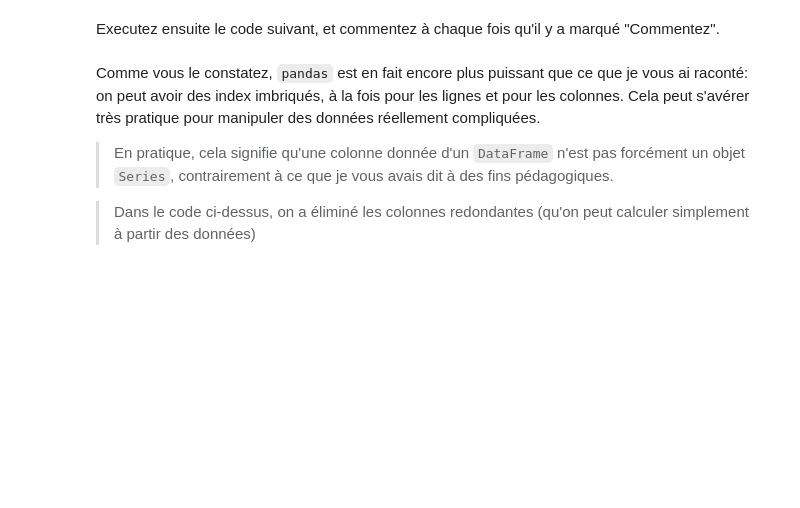
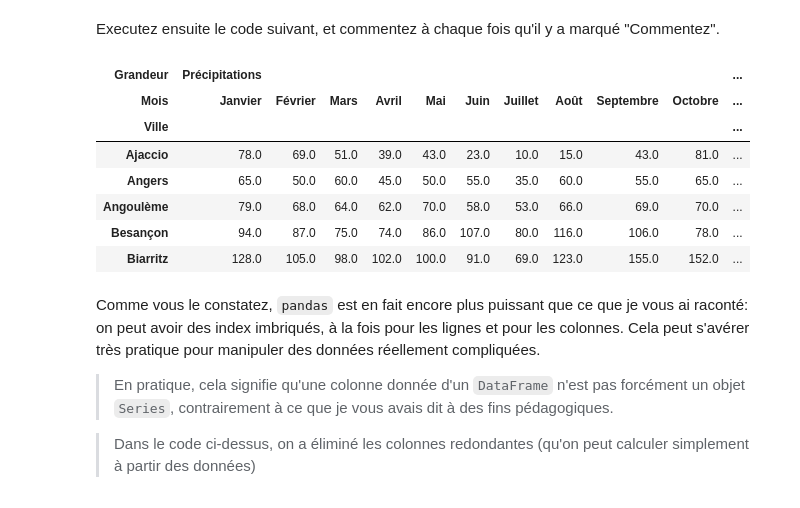
Before and after one commit to campusplage/compte-rendus-ngauthier, a Jupyter notebook: TP1_pandas.ipynb, the cells around one changed output. Drawn from its saved outputs; the diff is of its cells as text; code cells hidden in the pictures; blank space fills up the shorter version.

```diff
--- a/TP1_pandas.ipynb
+++ b/TP1_pandas.ipynb
@@ -60,0 +54,17 @@ import pandas
+# %%
+# on importe le package pandas
+import pandas
+
+
+# Commentez chaque ligne de code !
+# VOTRE TRAVAIL ICI
+raw_data = pandas.read_csv('https://husson.github.io/img/pluie.csv',
+                       encoding = "ISO-8859-1", sep=';')
+
+#le séparateur est le point virgule, et que l'encodage est spécial (pas utf-8).
+raw_data = raw_data.rename(columns={raw_data.columns[0]: 'Ville'})
+# On renomme la premiere colonne en "ville".
+raw_data = raw_data.set_index('Ville')
+# On la met maintenant en index.
+raw_data.head()
+#on affiche les premieres valeurs du df
@@ -61,32 +79,42 @@ import pandas
 # %% [markdown]
 Executez ensuite le code suivant, et commentez à chaque fois qu'il y a marqué "Commentez".
 # %%
-# Commentez
+# Commentez = on creer une liste qui contient tous les mois de l'annee
 months = ['Janvier', 'Février', 'Mars', 'Avril', 'Mai', 'Juin', 'Juillet',
           'Août', 'Septembre', 'Octobre', 'Novembre', 'Décembre']
-# Commentez
+type(months)
+# Commentez = on creer une autre liste du type de données
 types = ['Précipitations', 'Jours de pluie']
-
-# Commentez
+type(types)
+# Commentez =  on creer des index essayer de reformater le df de base et 2 index par rapport a chaque mois
 index = pandas.MultiIndex.from_product((types, months),
                                        names=['Grandeur', 'Mois'])
 
-# Commentez
-nested_columns = list(range(12)) + list(range(13, 25))
-
+# Commentez = rain_columns va permettre de servir d'indice pour la commande suivante
+rain_columns = list(range(12)) + list(range(13, 25))
 # on crée une DataFrame, avec un multi-index pour ces colonnes imbriquées
 data = pandas.DataFrame(raw_data.iloc[:,rain_columns].to_numpy(), columns=index)
-
-# Commentez
+data
+# Commentez Ici on remet l'index ville
 data = data.set_index(raw_data.index)
 
-# Commentez
+# Commentez ici on ajoute enfin le nom des autres colonnes dans la variable
+# liste other_columns que l'on va concatener a la table data precedente avec les données brutes de base de ces colonnes la
 other_columns = ['Température moyenne annuelle', 'Amplitude annuelle des températures',
                  'Insolation annuelle', 'Latitude', 'Longitude', 'Géographie']
 data[other_columns] = raw_data[other_columns]
 
 # Affichage
 data.head()
+# %% [output]
+| Grandeur | Précipitations |  |  |  |  |  |  |  |  |  | ... |
+| Mois | Janvier | Février | Mars | Avril | Mai | Juin | Juillet | Août | Septembre | Octobre | ... |
+| Ville |  |  |  |  |  |  |  |  |  |  | ... |
+| Ajaccio | 78.0 | 69.0 | 51.0 | 39.0 | 43.0 | 23.0 | 10.0 | 15.0 | 43.0 | 81.0 | ... |
+| Angers | 65.0 | 50.0 | 60.0 | 45.0 | 50.0 | 55.0 | 35.0 | 60.0 | 55.0 | 65.0 | ... |
+| Angoulème | 79.0 | 68.0 | 64.0 | 62.0 | 70.0 | 58.0 | 53.0 | 66.0 | 69.0 | 70.0 | ... |
+| Besançon | 94.0 | 87.0 | 75.0 | 74.0 | 86.0 | 107.0 | 80.0 | 116.0 | 106.0 | 78.0 | ... |
+| Biarritz | 128.0 | 105.0 | 98.0 | 102.0 | 100.0 | 91.0 | 69.0 | 123.0 | 155.0 | 152.0 | ... |
 # %% [markdown]
 Comme vous le constatez, `pandas` est en fait encore plus puissant que ce que je vous ai raconté: on peut avoir des index imbriqués, à la fois pour les lignes et pour les colonnes. Cela peut s'avérer très pratique pour manipuler des données réellement compliquées.
 
```
Also changed, not shown: parts of 2 cells of this notebook.
